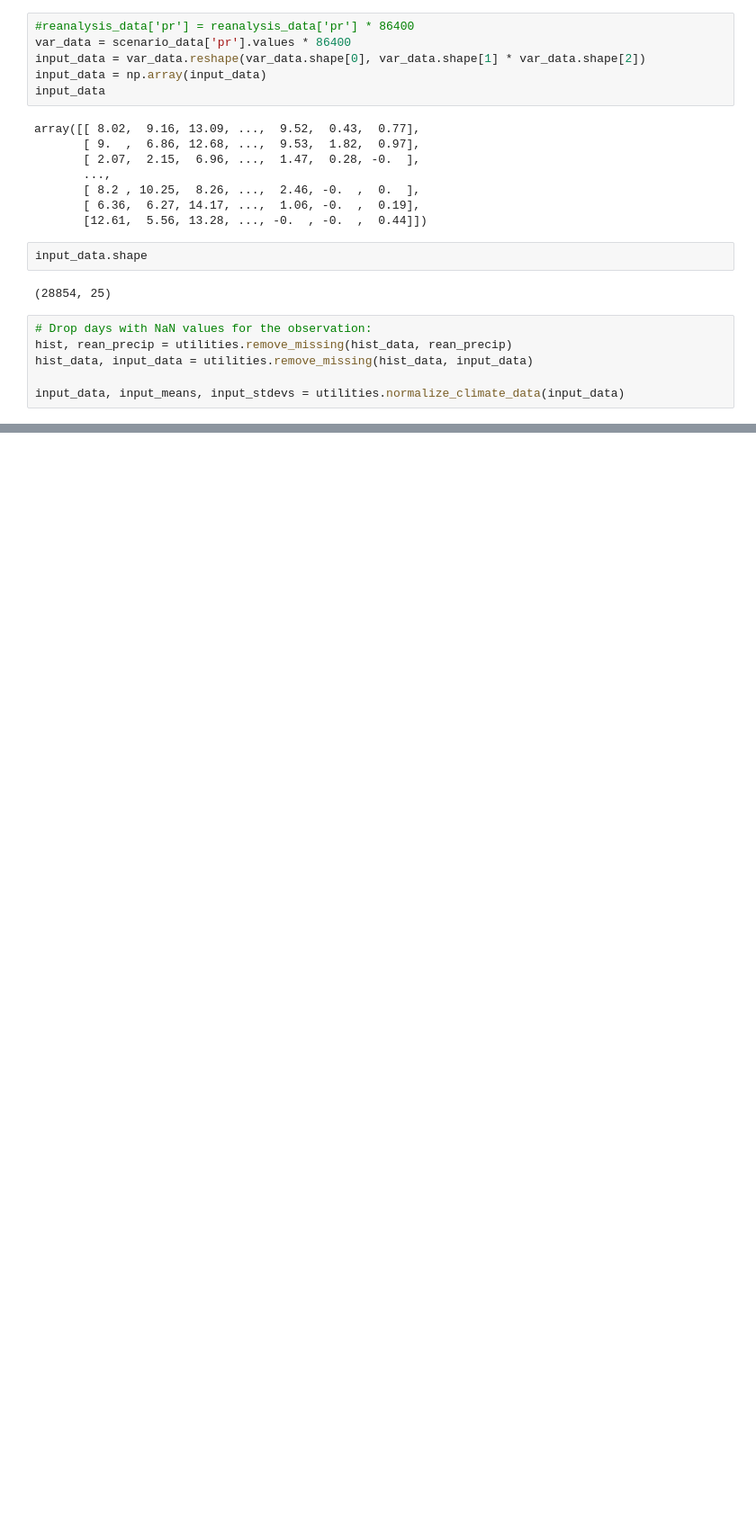
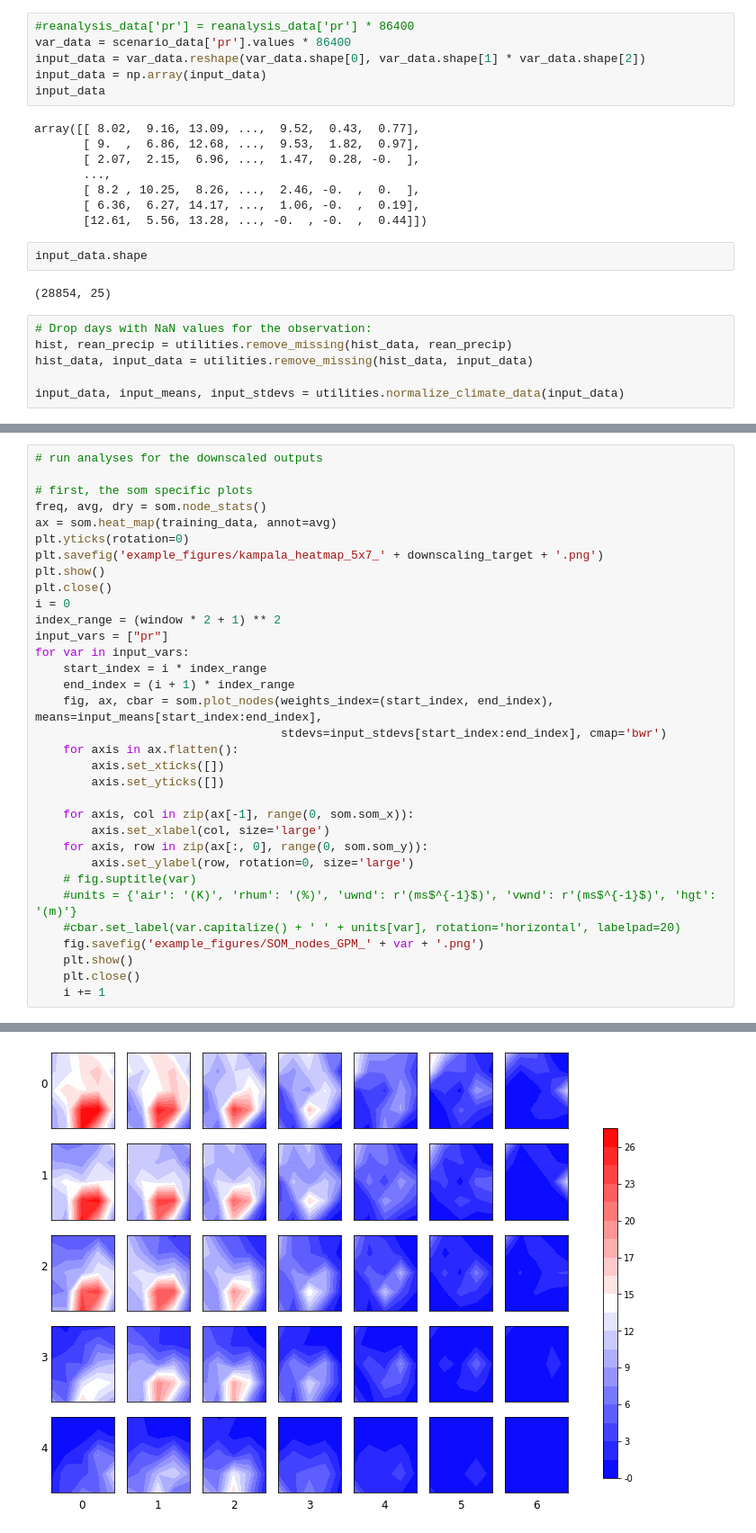
Before and after one commit to DavidChoi76/CCdownscaling, a Jupyter notebook: example/2_application_of _downscaling_methods_using_climate_data (Uganda).ipynb, the cells around one changed output, grey strips where cells are left out. Shown: that part at 90% size. Drawn from its saved outputs; the diff is of its cells as text; blank space fills up the shorter version.

```diff
--- a/example/2_application_of _downscaling_methods_using_climate_data (Uganda).ipynb
+++ b/example/2_application_of _downscaling_methods_using_climate_data (Uganda).ipynb
@@ -474,0 +553,34 @@ som_output
+# %%
+# run analyses for the downscaled outputs
+
+# first, the som specific plots
+freq, avg, dry = som.node_stats()
+ax = som.heat_map(training_data, annot=avg)
+plt.yticks(rotation=0)
+plt.savefig('example_figures/kampala_heatmap_5x7_' + downscaling_target + '.png')
+plt.show()
+plt.close()
+i = 0
+index_range = (window * 2 + 1) ** 2
+input_vars = ["pr"]
+for var in input_vars:
+    start_index = i * index_range
+    end_index = (i + 1) * index_range
+    fig, ax, cbar = som.plot_nodes(weights_index=(start_index, end_index), means=input_means[start_index:end_index],
+                                   stdevs=input_stdevs[start_index:end_index], cmap='bwr')
+    for axis in ax.flatten():
+        axis.set_xticks([])
+        axis.set_yticks([])
+
+    for axis, col in zip(ax[-1], range(0, som.som_x)):
+        axis.set_xlabel(col, size='large')
+    for axis, row in zip(ax[:, 0], range(0, som.som_y)):
+        axis.set_ylabel(row, rotation=0, size='large')
+    # fig.suptitle(var)
+    #units = {'air': '(K)', 'rhum': '(%)', 'uwnd': r'(ms$^{-1}$)', 'vwnd': r'(ms$^{-1}$)', 'hgt': '(m)'}
+    #cbar.set_label(var.capitalize() + ' ' + units[var], rotation='horizontal', labelpad=20)
+    fig.savefig('example_figures/SOM_nodes_GPM_' + var + '.png')
+    plt.show()
+    plt.close()
+    i += 1
+# %% [output]
@@ -474,0 +588 @@ som_output
+[figure, added]
```
Also changed, not shown: parts of 15 cells of this notebook, 2 other files.
